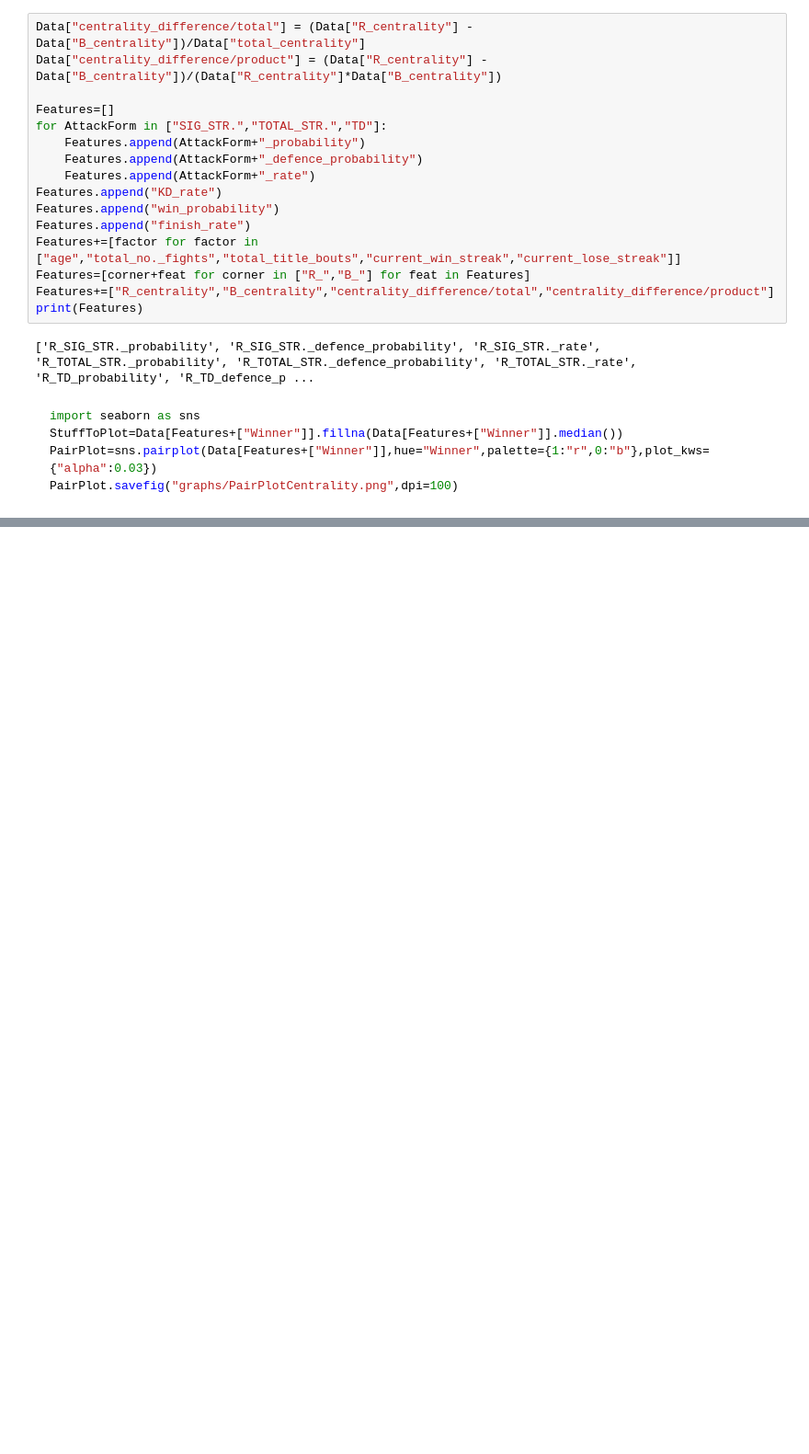
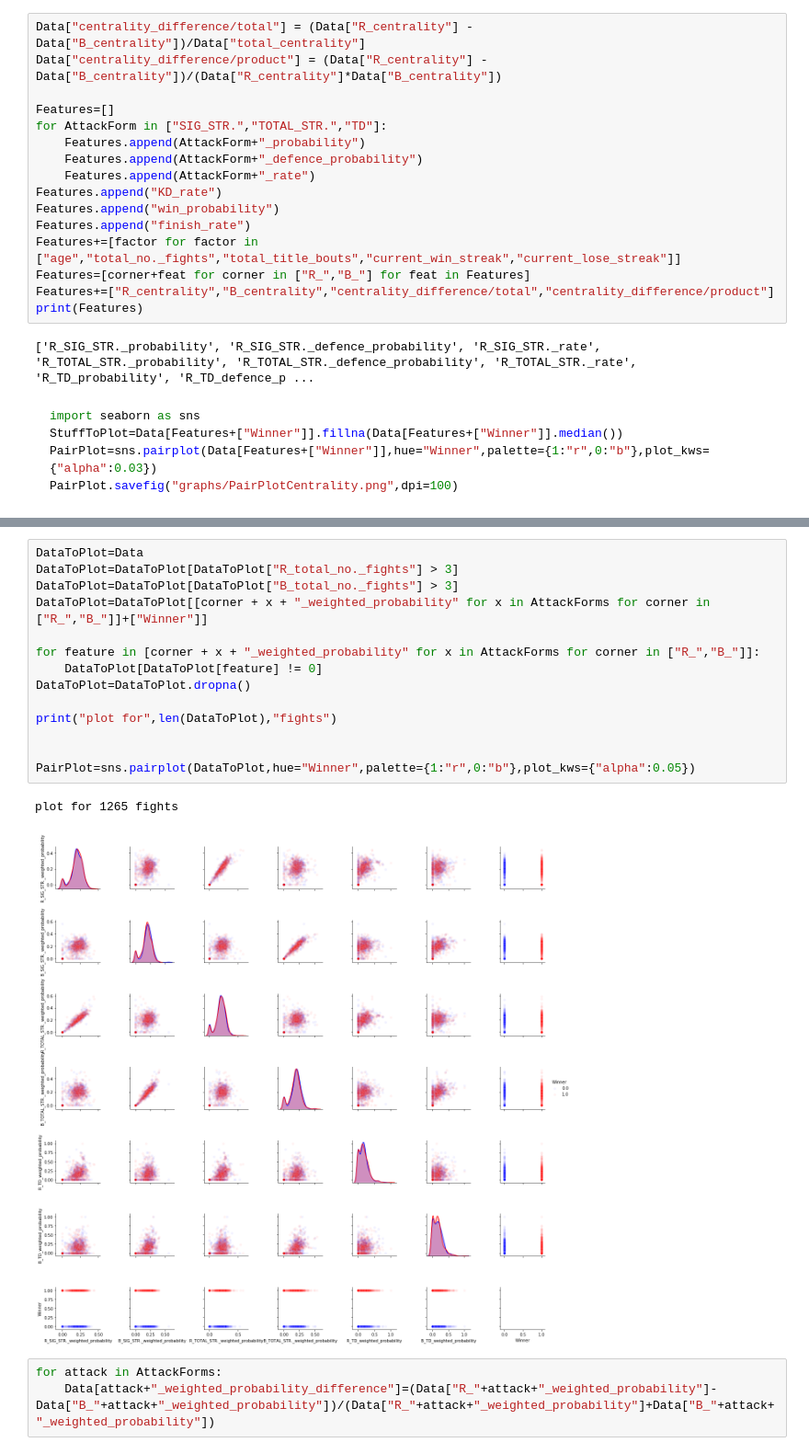
Before and after one commit to ConallTimoney/UFC-Fight-Predictor, a Jupyter notebook: UFC Fight Predictor/UFC Fight Predictor.ipynb, the cells around one changed output, grey strips where cells are left out. Shown at 92% size. Cells and saved outputs as stored; diff of their text form; blank space fills up the shorter version.

```diff
--- a/UFC Fight Predictor/UFC Fight Predictor.ipynb
+++ b/UFC Fight Predictor/UFC Fight Predictor.ipynb
@@ -1805,0 +1466,20 @@ The neural networks do not appear to be able uncover any new relationships. The
+# %%
+DataToPlot=Data
+DataToPlot=DataToPlot[DataToPlot["R_total_no._fights"] > 3]
+DataToPlot=DataToPlot[DataToPlot["B_total_no._fights"] > 3]
+DataToPlot=DataToPlot[[corner + x + "_weighted_probability" for x in AttackForms for corner in ["R_","B_"]]+["Winner"]]
+
+for feature in [corner + x + "_weighted_probability" for x in AttackForms for corner in ["R_","B_"]]:
+    DataToPlot[DataToPlot[feature] != 0]
+DataToPlot=DataToPlot.dropna()
+
+print("plot for",len(DataToPlot),"fights")
+
+
+PairPlot=sns.pairplot(DataToPlot,hue="Winner",palette={1:"r",0:"b"},plot_kws={"alpha":0.05})
+# %% [output]
+plot for 1265 fights
+[figure, added]
+# %%
+for attack in AttackForms:
+    Data[attack+"_weighted_probability_difference"]=(Data["R_"+attack+"_weighted_probability"]-Data["B_"+attack+"_weighted_probability"])/(Data["R_"+attack+"_weighted_probability"]+Data["B_"+attack+"_weighted_probability"])
```
Also changed, not shown: parts of 63 cells of this notebook, 11 other files.
